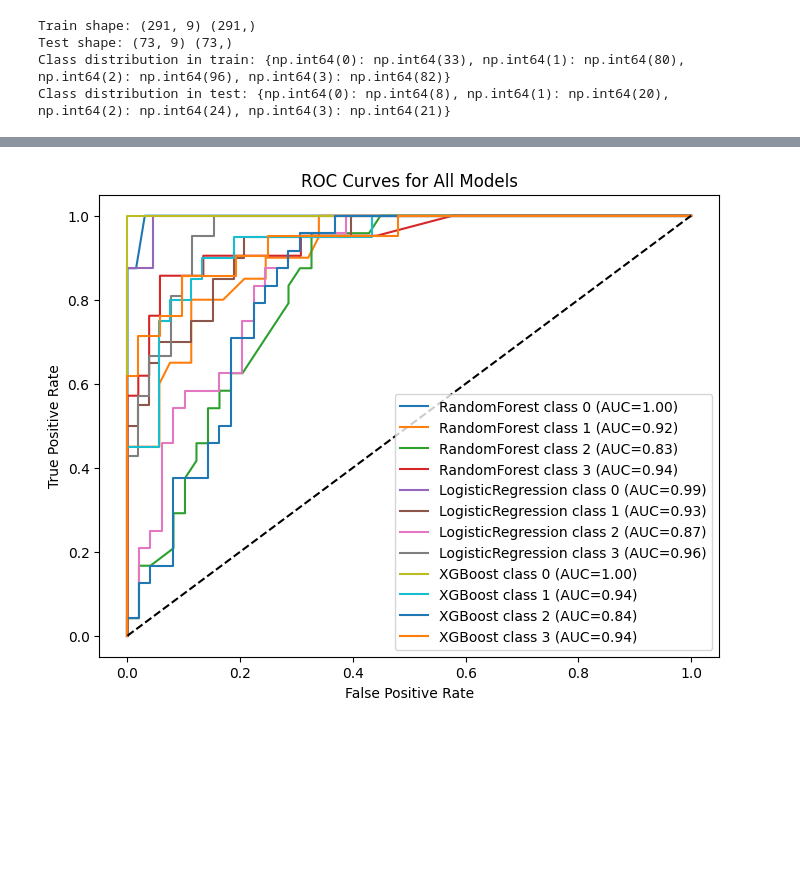
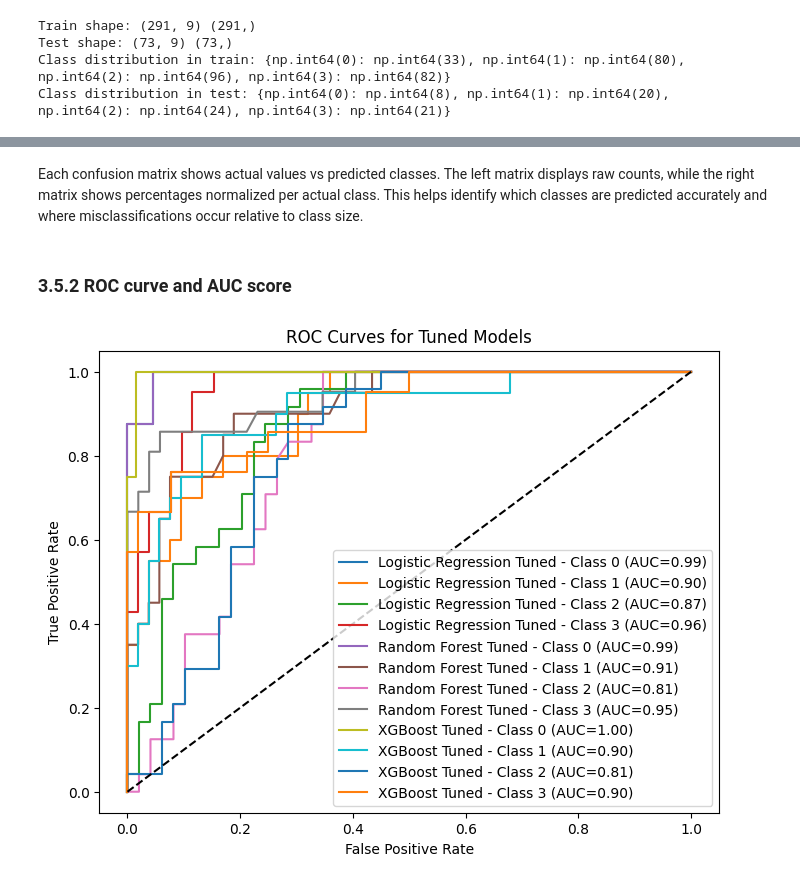
Before and after one commit to ricardo-abreu1/Route-25, a Jupyter notebook: Data_Process_categorical.ipynb, the cells around one changed output, grey strips where cells are left out. Cells and saved outputs as stored; diff of their text form; code cells hidden in the pictures; blank space fills up the shorter version.

```diff
--- a/Data_Process_categorical.ipynb
+++ b/Data_Process_categorical.ipynb
@@ -186,0 +266,6 @@ Parameters: { "use_label_encoder" } are not used.
+# %%
+# DataFrame with metrics
+results_df = pd.DataFrame(results).T.reset_index()
+results_df.columns = ['Model', 'Accuracy', 'Precision', 'Recall', 'F1', 'ROC-AUC']
+
+results_df
@@ -405,8 +597,0 @@ weighted avg       0.80      0.75      0.75        73
-# %%
-for name, cm in conf_matrices.items():
-    plt.figure(figsize=(6,4))
-    sns.heatmap(cm, annot=True, fmt='d', cmap='Blues')
-    plt.title(f'Confusion Matrix - {name}')
-    plt.xlabel('Predicted')
-    plt.ylabel('Actual')
-    plt.show()
@@ -417,13 +643,42 @@ for name, cm in conf_matrices.items():
+# %% [markdown]
+Each confusion matrix shows actual values vs predicted classes. The left matrix displays raw counts, while the right matrix shows percentages normalized per actual class. This helps identify which classes are predicted accurately and where misclassifications occur relative to class size.
+# %% [markdown]
+### **3.5.2 ROC curve and AUC score**
 # %%
-plt.figure(figsize=(8,6))
+roc_data = {}
+classes = np.unique(y_test)
+y_test_bin = label_binarize(y_test, classes=classes)
+
+for name, model in tuned_models.items():
+    y_prob = model.predict_proba(X_test)
+    fpr = {}
+    tpr = {}
+    roc_auc_dict = {}
+
+    # Compute ROC for each class
+    for i in range(len(classes)):
+        fpr[i], tpr[i], _ = roc_curve(y_test_bin[:, i], y_prob[:, i])
+        roc_auc_dict[i] = auc(fpr[i], tpr[i])
+
+    roc_data[name] = (fpr, tpr, roc_auc_dict)
+
+name_mapping = {
+    'LogisticRegression_Tuned': 'Logistic Regression Tuned',
+    'RandomForest_Tuned': 'Random Forest Tuned',
+    'XGBoost_Tuned': 'XGBoost Tuned'
+}
+
+plt.figure(figsize=(8, 6))
 for name, (fpr, tpr, roc_auc_dict) in roc_data.items():
-    for i in range(len(roc_auc_dict)):
-        plt.plot(fpr[i], tpr[i], label=f'{name} class {i} (AUC={roc_auc_dict[i]:.2f})')
-plt.plot([0,1],[0,1],'k--')
+    display_name = name_mapping.get(name, name)
+    for i in range(len(classes)):
+        plt.plot(fpr[i], tpr[i], label=f'{display_name} - Class {i} (AUC={roc_auc_dict[i]:.2f})')
+
+plt.plot([0, 1], [0, 1], 'k--')
 plt.xlabel('False Positive Rate')
 plt.ylabel('True Positive Rate')
-plt.title('ROC Curves for All Models')
+plt.title('ROC Curves for Tuned Models')
 plt.legend()
 plt.show()
 # %% [output]
-[figure, old version]
+[figure, new version]
```
Also changed, not shown: parts of 68 cells of this notebook, 6 other files.
